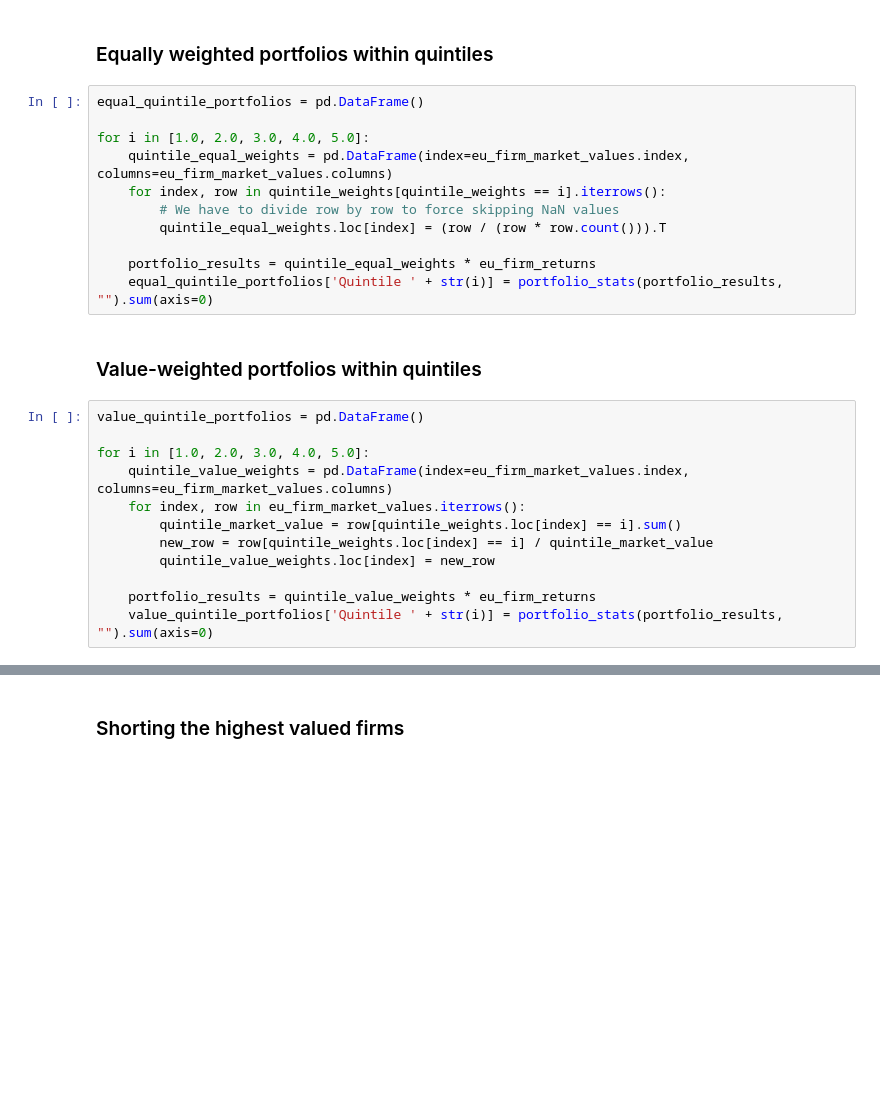
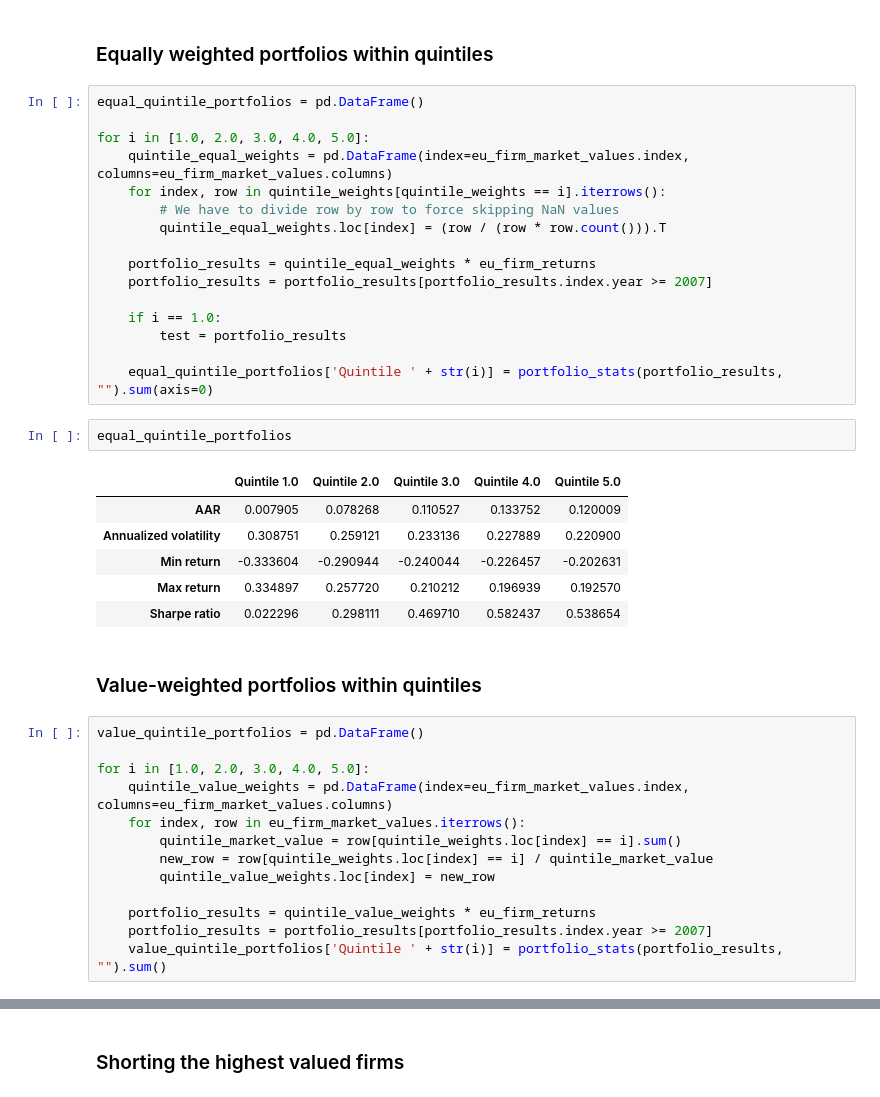
Before and after one commit to 0xMarmelade/FIN-429-Sustainable-finance, a Jupyter notebook: h1.ipynb, the cells around one changed output, grey strips where cells are left out. Cells and saved outputs as stored; diff of their text form; blank space fills up the shorter version.

```diff
--- a/h1.ipynb
+++ b/h1.ipynb
@@ -293,7 +287,21 @@ for i in [1.0, 2.0, 3.0, 4.0, 5.0]:
         quintile_equal_weights.loc[index] = (row / (row * row.count())).T
 
     portfolio_results = quintile_equal_weights * eu_firm_returns
+    portfolio_results = portfolio_results[portfolio_results.index.year >= 2007]
+
+    if i == 1.0:
+        test = portfolio_results
+
     equal_quintile_portfolios['Quintile ' + str(i)] = portfolio_stats(portfolio_results, "").sum(axis=0)
+# %%
+equal_quintile_portfolios
+# %% [output]
+|  | Quintile 1.0 | Quintile 2.0 | Quintile 3.0 | Quintile 4.0 | Quintile 5.0 |
+| AAR | 0.007905 | 0.078268 | 0.110527 | 0.133752 | 0.120009 |
+| Annualized volatility | 0.308751 | 0.259121 | 0.233136 | 0.227889 | 0.220900 |
+| Min return | -0.333604 | -0.290944 | -0.240044 | -0.226457 | -0.202631 |
+| Max return | 0.334897 | 0.257720 | 0.210212 | 0.196939 | 0.192570 |
+| Sharpe ratio | 0.022296 | 0.298111 | 0.469710 | 0.582437 | 0.538654 |
 # %% [markdown]
 ### Value-weighted portfolios within quintiles
 # %%
@@ -307,7 +315,8 @@ for i in [1.0, 2.0, 3.0, 4.0, 5.0]:
         quintile_value_weights.loc[index] = new_row
 
     portfolio_results = quintile_value_weights * eu_firm_returns
-    value_quintile_portfolios['Quintile ' + str(i)] = portfolio_stats(portfolio_results, "").sum(axis=0)
+    portfolio_results = portfolio_results[portfolio_results.index.year >= 2007]
+    value_quintile_portfolios['Quintile ' + str(i)] = portfolio_stats(portfolio_results, "").sum()
 # %%
 value_quintile_portfolios
 # %% [output]
```
Also changed, not shown: parts of 20 cells of this notebook.
